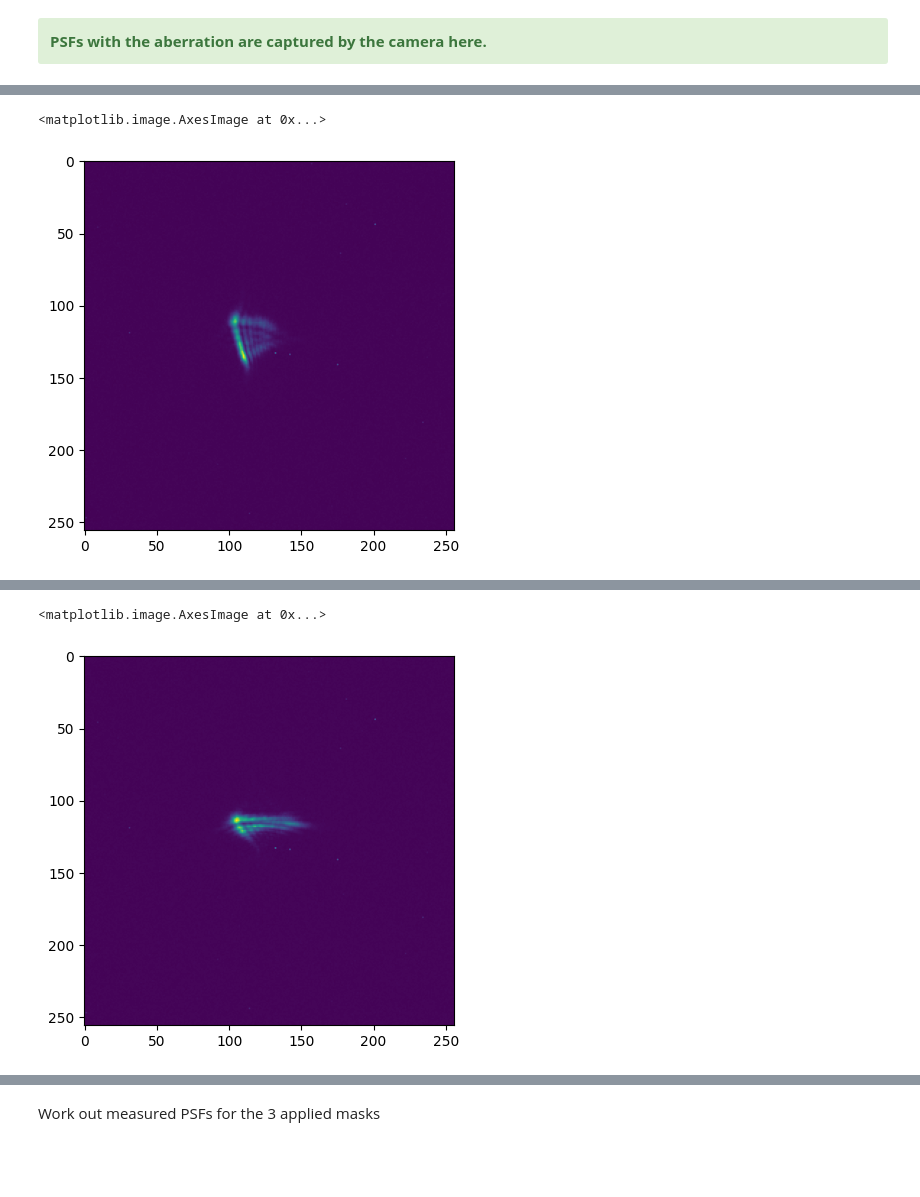
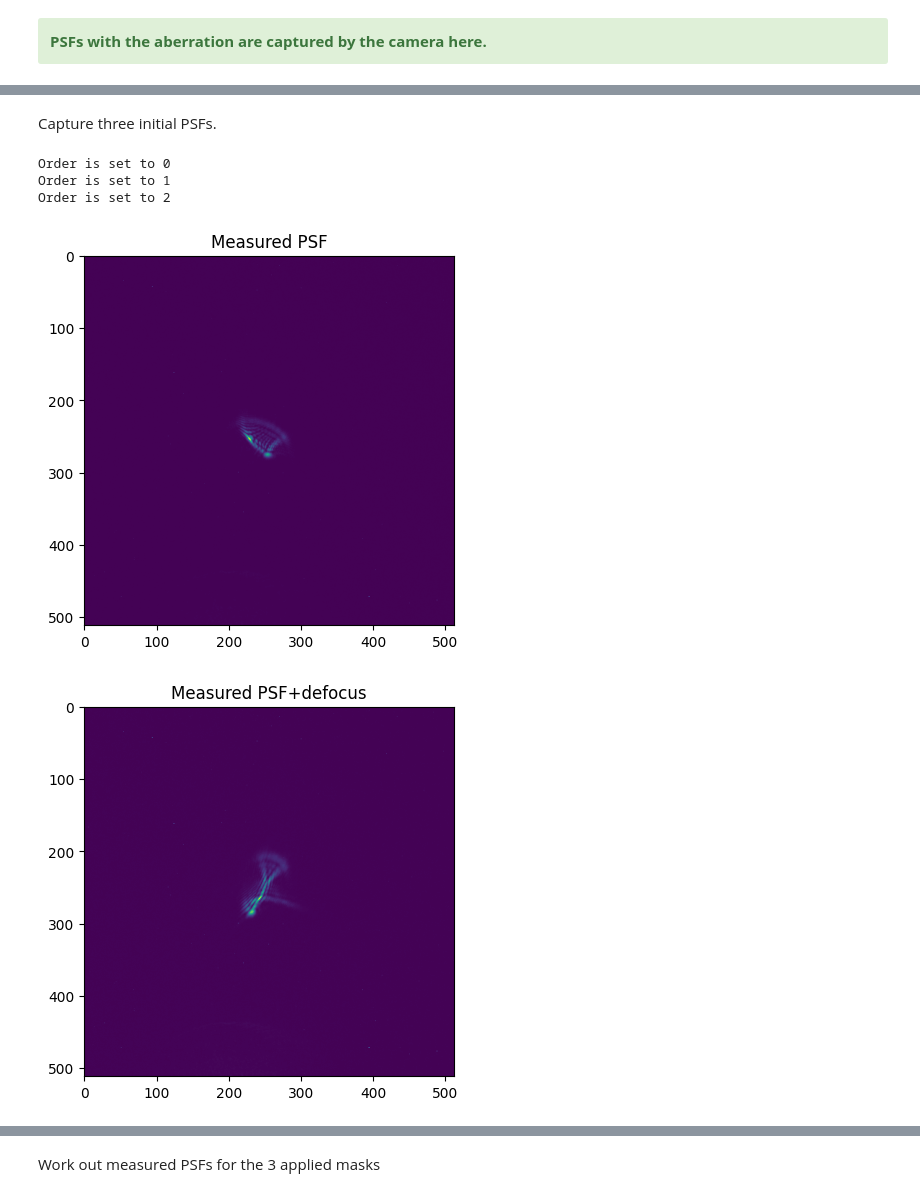
Before and after one commit to imperial-photonics/HexSimInstrument, a Jupyter notebook: R11SLM_correction_hardware.ipynb, the cells around one changed output, grey strips where cells are left out. Cells and saved outputs as stored; diff of their text form; code cells hidden in the pictures; blank space fills up the shorter version.

```diff
--- a/R11SLM_correction_hardware.ipynb
+++ b/R11SLM_correction_hardware.ipynb
@@ -102,0 +462,28 @@ psfi = [None, None, None]  # psf intensity
+# %%
+nm = 10 ** -9
+mm = 0.001
+wavelength = 520 * nm
+f = 300 * mm
+D = 1.9 * mm  # half the distance between the two corrected orders
+p = 1 / (D / wavelength / f) / (0.0082 * mm) * 1.2
+hex_bits = [None, None, None]
+# %%
+abb = 0
+
+for i in range(beams):
+    xpSLM = slm.xpix / p * 2 * np.pi * cp.cos(2 * i * np.pi / 3 + np.pi / 18)
+    ypSLM = slm.ypix / p * 2 * np.pi * cp.sin(2 * i * np.pi / 3 + np.pi / 18)
+    Tau[i, :, :] = xSLM * xpSLM + ySLM * ypSLM + abb
+Psi0 = 0
+Psi[0, :, :] = Psi0
+Psi[1, :, :] = Psi0 + defocusD
+Psi[2, :, :] = Psi0 - defocusD
+G = xp.exp(1j * (Tau + Psi))  # calculate the terms needed for summation
+Phi = np.pi * (xp.real(G) < 0) * circD
+
+for k in range(3):
+    if xp == cp:
+        img[k] = Phi[k].get()
+    else:
+        img[k] = Phi[k]
+    hex_bits[k] = np.packbits(img[k].astype('int'), bitorder='little')
@@ -103,8 +514,22 @@ psfi = [None, None, None]  # psf intensity
+# %% [markdown]
+Capture three initial PSFs.
 # %%
-psfi[0] = cam.snap()
-plt.figure()
-plt.imshow(psfi[0])
-psfi[0] = psfi[0] + 0j
+psfm = [None, None, None]  # measured psf
+psfi = [None, None, None]  # psf intensity
+for i in range(3):
+    slm.setRO(i)
+    psfm[i] = cam.snap()
+    psfm[i] = cp.array(psfm[i])
+    psfi[i] = psfm[i] + 0j
+    plt.figure()
+    plt.title(titles[9 + i])
+    if xp == cp:
+        plt.imshow(psfm[i].get())
+    else:
+        plt.imshow(psfm[i])
 # %% [output]
-<matplotlib.image.AxesImage at 0x...>
+Order is set to 0
+Order is set to 1
+Order is set to 2
-[figure, old version]
+[figure, new version]
+[figure, added]
@@ -111,8 +536,0 @@ psfi[0] = psfi[0] + 0j
-# %%
-psfi[1] = cam.snap()
-plt.figure()
-plt.imshow(psfi[1])
-psfi[1] = psfi[1] + 0j
-# %% [output]
-<matplotlib.image.AxesImage at 0x...>
-[figure, removed]
```
Also changed, not shown: parts of 49 cells of this notebook, 3 other files.
